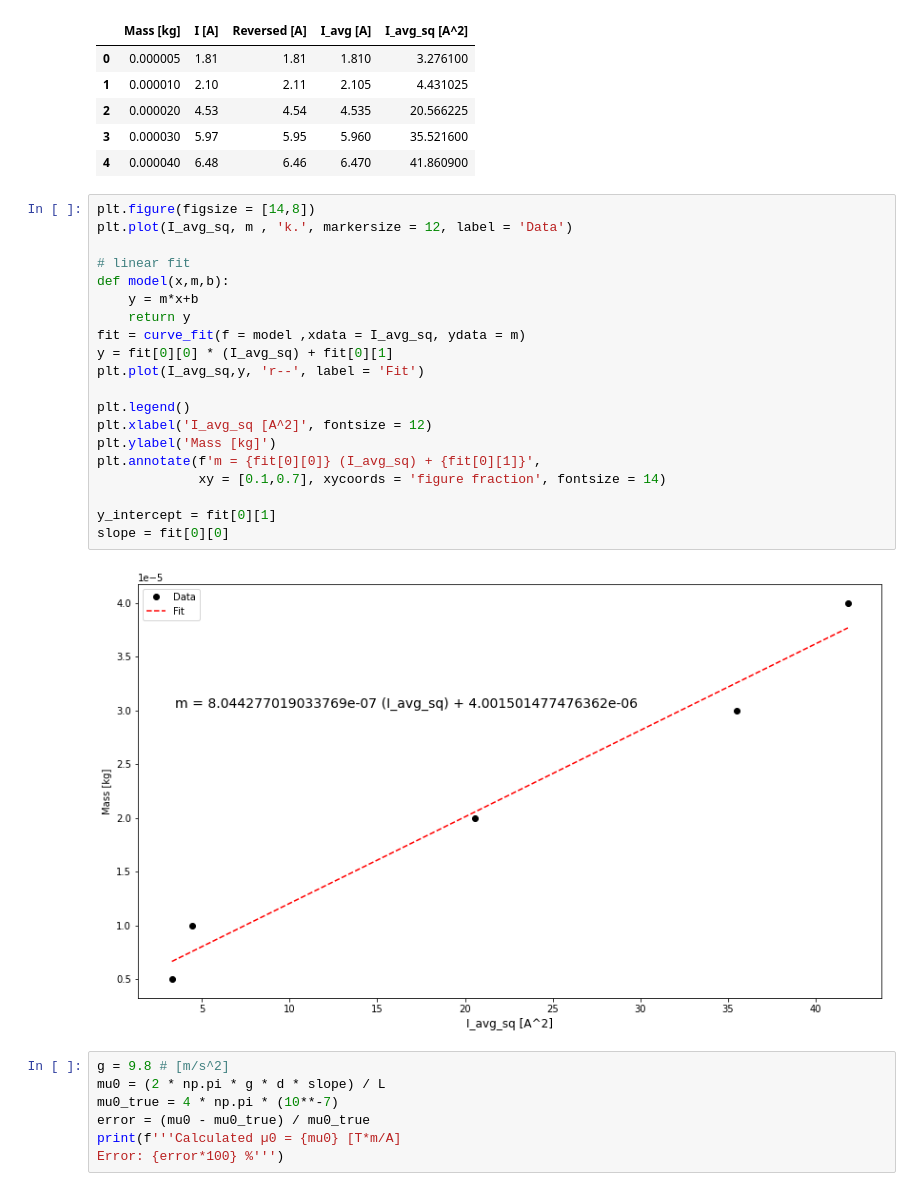
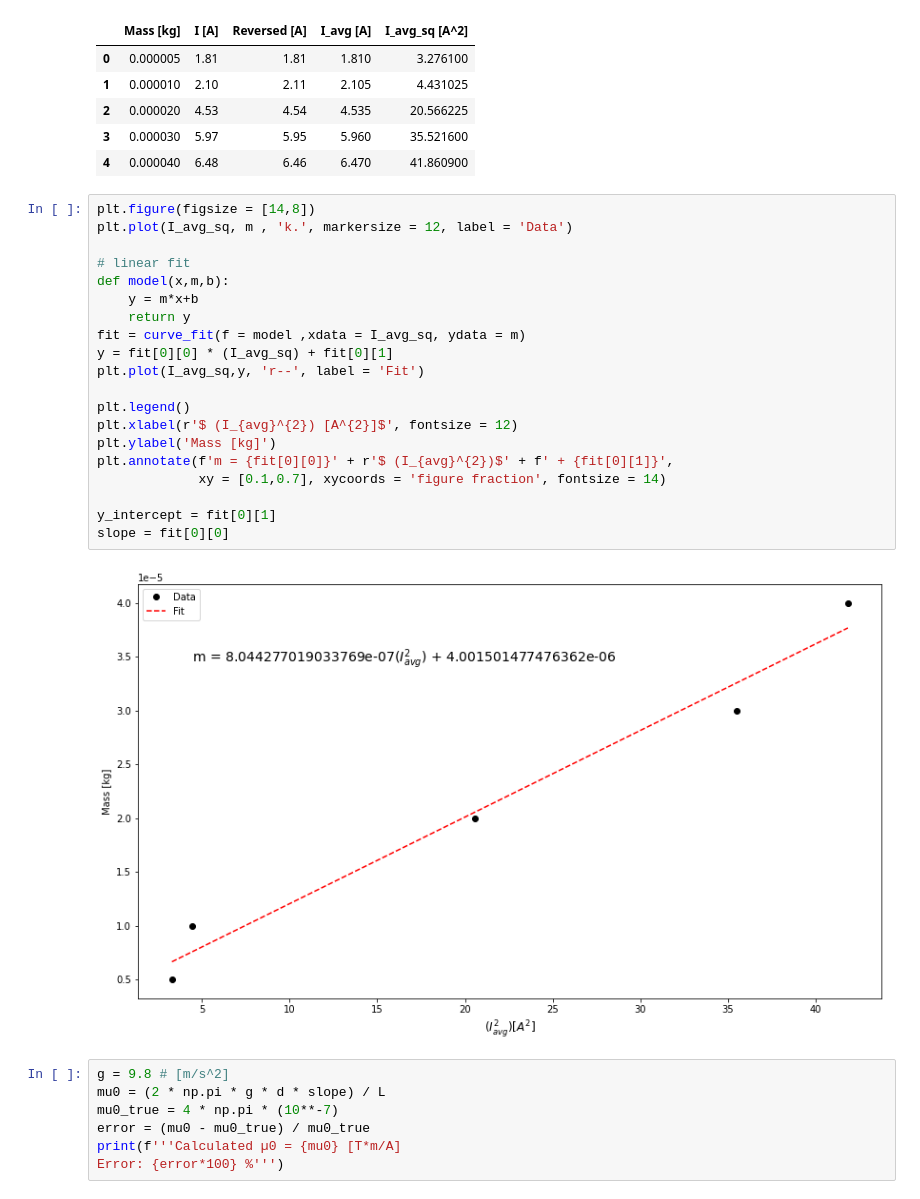
Before and after one commit to wbroem/Phys224, a Jupyter notebook: Lab_Analyses.ipynb, the cells around one changed output. Saved outputs shown, nothing was run; the diff lists cells and outputs as text.

```diff
--- a/Lab_Analyses.ipynb
+++ b/Lab_Analyses.ipynb
@@ -223,25 +223,25 @@ table2
 # %%
 plt.figure(figsize = [14,8])
 plt.plot(I_avg_sq, m , 'k.', markersize = 12, label = 'Data')
 
 # linear fit
 def model(x,m,b):
     y = m*x+b
     return y
 fit = curve_fit(f = model ,xdata = I_avg_sq, ydata = m)
 y = fit[0][0] * (I_avg_sq) + fit[0][1]
 plt.plot(I_avg_sq,y, 'r--', label = 'Fit')
 
 plt.legend()
-plt.xlabel('I_avg_sq [A^2]', fontsize = 12)
+plt.xlabel(r'$ (I_{avg}^{2}) [A^{2}]$', fontsize = 12)
 plt.ylabel('Mass [kg]')
-plt.annotate(f'm = {fit[0][0]} (I_avg_sq) + {fit[0][1]}',
+plt.annotate(f'm = {fit[0][0]}' + r'$ (I_{avg}^{2})$' + f' + {fit[0][1]}',
              xy = [0.1,0.7], xycoords = 'figure fraction', fontsize = 14)
 
 y_intercept = fit[0][1]
 slope = fit[0][0]
 # %% [output]
-[figure, old version]
+[figure, new version]
 # %%
 g = 9.8 # [m/s^2]
 mu0 = (2 * np.pi * g * d * slope) / L
```
Also changed, not shown: parts of 24 cells of this notebook.
